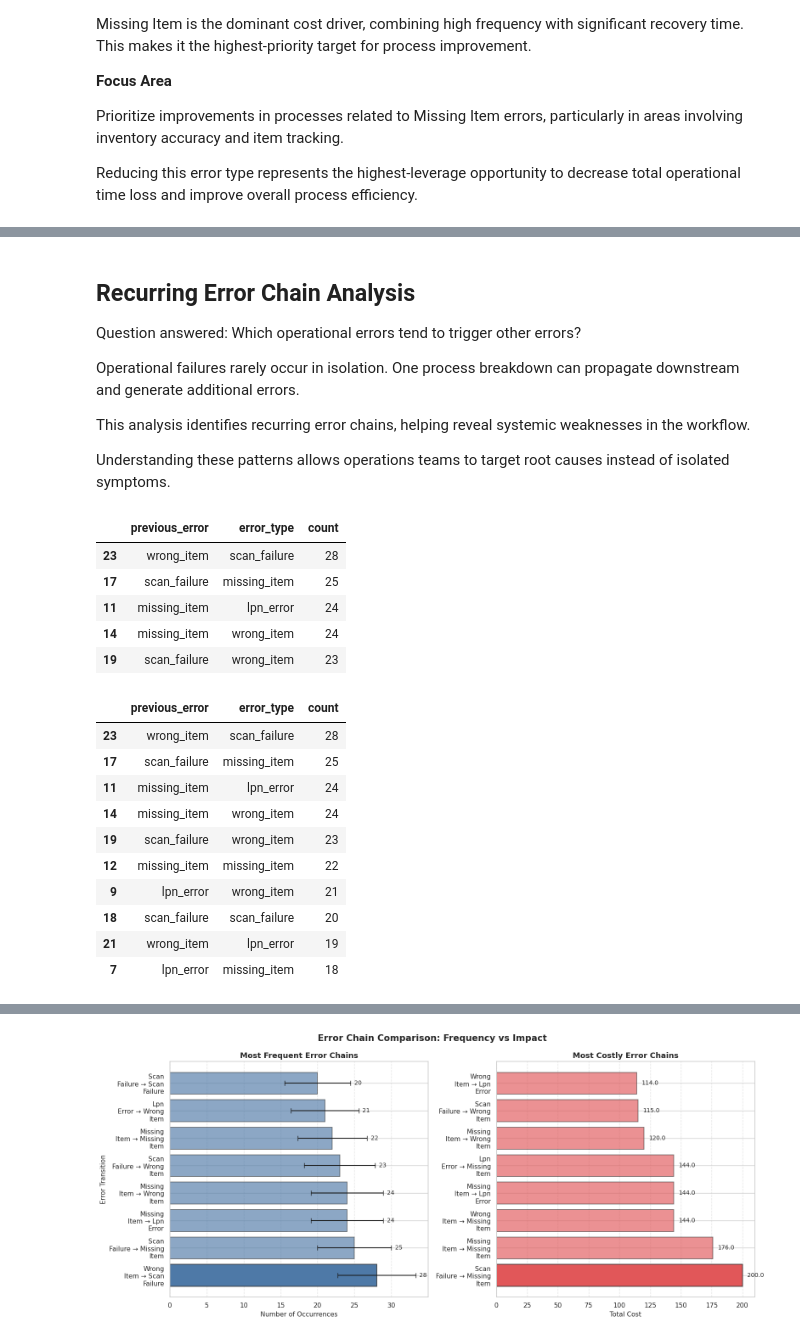
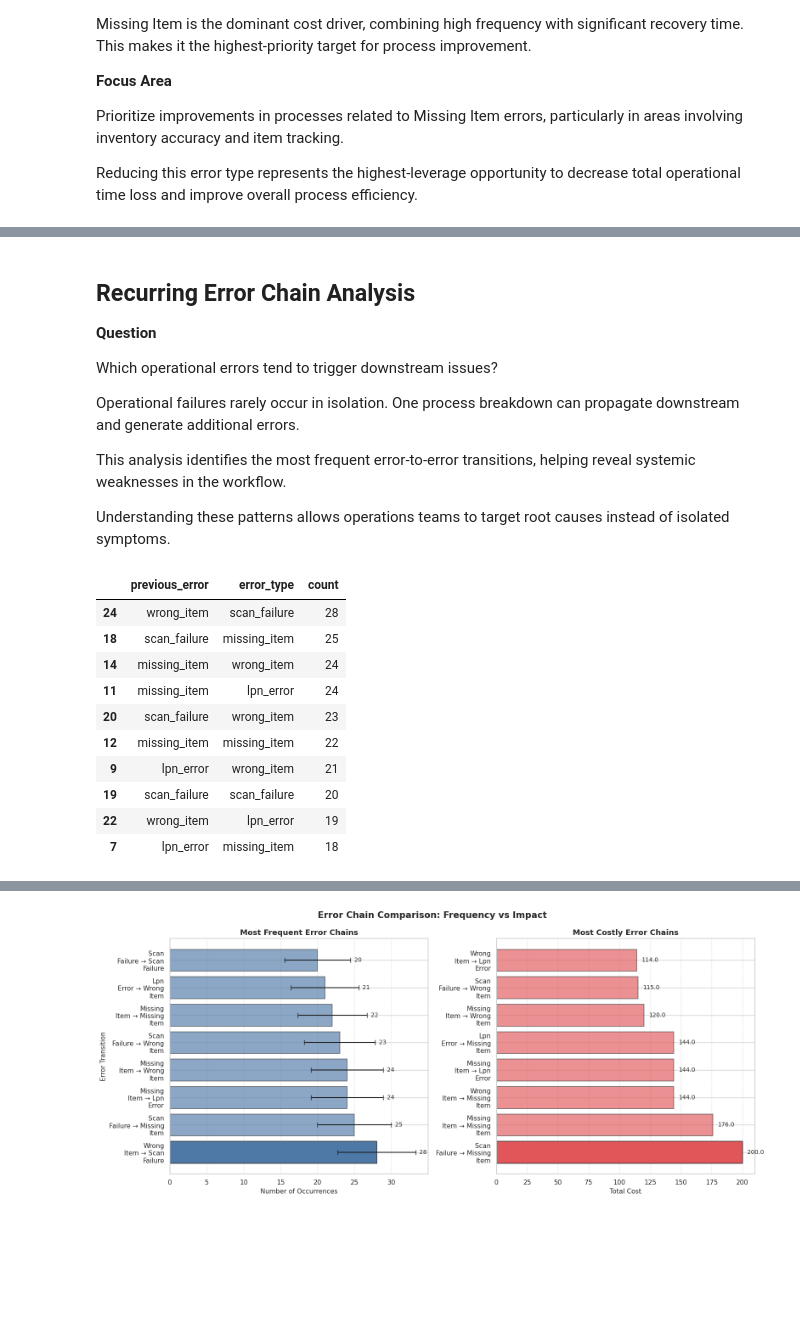
Before and after one commit to aesquivel94/operational-error-analyzer, a Jupyter notebook: warehouse_operational_error_analysis.ipynb, the cells around one changed output, grey strips where cells are left out. Cells and saved outputs as stored; diff of their text form; code cells hidden in the pictures; blank space fills up the shorter version.

```diff
--- a/warehouse_operational_error_analysis.ipynb
+++ b/warehouse_operational_error_analysis.ipynb
@@ -652,56 +652,42 @@ df["previous_error"] = df["error_type"].shift(1)
 df["previous_error"] = df["previous_error"].fillna("no_previous")
 # %% [markdown]
 ## Recurring Error Chain Analysis
-Question answered:
-Which operational errors tend to trigger other errors?
 
-Operational failures rarely occur in isolation.
-One process breakdown can propagate downstream and generate additional errors.
+**Question**
 
-This analysis identifies recurring error chains, helping reveal systemic weaknesses in the workflow.
+Which operational errors tend to trigger downstream issues?
+
+Operational failures rarely occur in isolation. One process breakdown can propagate downstream and generate additional errors.
+
+This analysis identifies the most frequent error-to-error transitions, helping reveal systemic weaknesses in the workflow.
 
 Understanding these patterns allows operations teams to target root causes instead of isolated symptoms.
 # %%
-df['previous_error'] = df['error_type'].shift(1)
+# Purpose:
+# Identify the most frequent error-to-error transitions
+# to highlight recurring downstream failure patterns.
 
-top_chains = (
+chain_counts = (
     df.groupby(["previous_error", "error_type"])
     .size()
     .reset_index(name="count")
-    .sort_values(by="count", ascending=False)
-    .head(5)
+    .sort_values("count", ascending=False)
 )
 
+top_chains = chain_counts.head(10).copy()
 top_chains
 # %% [output]
 |  | previous_error | error_type | count |
-| 23 | wrong_item | scan_failure | 28 |
-| 17 | scan_failure | missing_item | 25 |
+| 24 | wrong_item | scan_failure | 28 |
+| 18 | scan_failure | missing_item | 25 |
+| 14 | missing_item | wrong_item | 24 |
 | 11 | missing_item | lpn_error | 24 |
-| 14 | missing_item | wrong_item | 24 |
-| 19 | scan_failure | wrong_item | 23 |
+| 20 | scan_failure | wrong_item | 23 |
+| 12 | missing_item | missing_item | 22 |
+| 9 | lpn_error | wrong_item | 21 |
+| 19 | scan_failure | scan_failure | 20 |
+| 22 | wrong_item | lpn_error | 19 |
+| 7 | lpn_error | missing_item | 18 |
-# %%
-chain_counts = (
-    df.groupby(["previous_error", "error_type"])
-      .size()
-      .reset_index(name="count")
-      .sort_values("count", ascending=False)
-)
-
-sankey_data = chain_counts.head(12).copy()
-chain_counts.head(10)
-# %% [output]
-|  | previous_error | error_type | count |
-| 23 | wrong_item | scan_failure | 28 |
-| 17 | scan_failure | missing_item | 25 |
-| 11 | missing_item | lpn_error | 24 |
-| 14 | missing_item | wrong_item | 24 |
-| 19 | scan_failure | wrong_item | 23 |
-| 12 | missing_item | missing_item | 22 |
-| 9 | lpn_error | wrong_item | 21 |
-| 18 | scan_failure | scan_failure | 20 |
-| 21 | wrong_item | lpn_error | 19 |
-| 7 | lpn_error | missing_item | 18 |
 # %% [markdown]
 ## Error Transition Matrix
 
```
Also changed, not shown: parts of 23 cells of this notebook.
